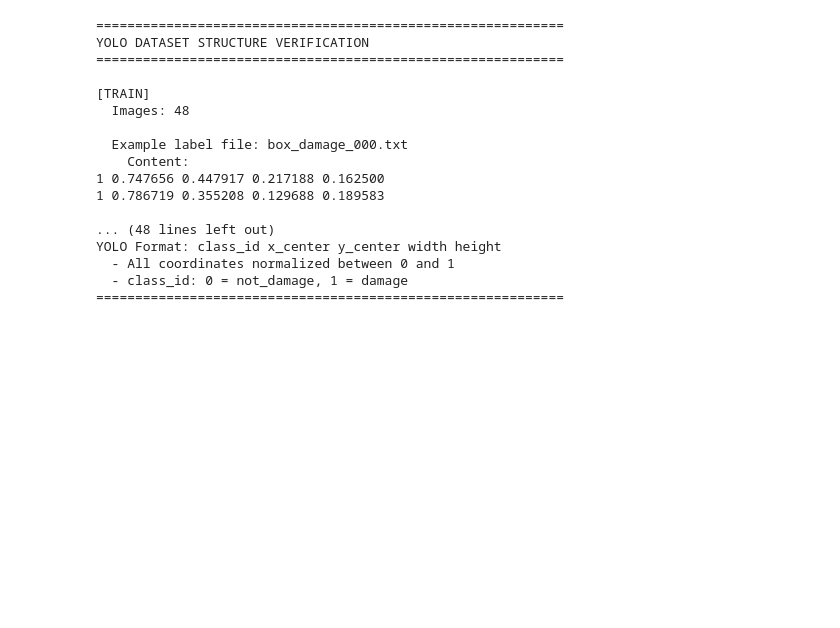
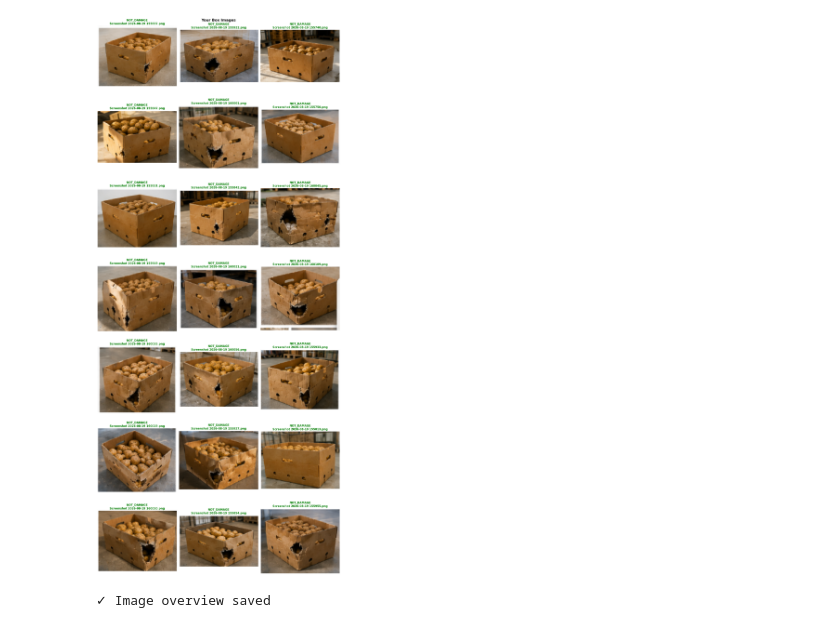
Before and after one commit to PushkargithubCSE/mccain-internship, a Jupyter notebook: week-3/potato-finetuning/notebooks/01_eda.ipynb, the cells around one changed output. Drawn from its saved outputs; the diff is of its cells as text; code cells hidden in the pictures; blank space fills up the shorter version.

```diff
--- a/week-3/potato-finetuning/notebooks/01_eda.ipynb
+++ b/week-3/potato-finetuning/notebooks/01_eda.ipynb
@@ -236,56 +95,43 @@ print("✓ Sample visualization saved to data/sample_detections.png")
 # %%
+import matplotlib.pyplot as plt
+from PIL import Image
+import pandas as pd
 import os
-import pandas as pd
 
-PROJECT_PATH = "/content/drive/MyDrive/mccain-internship/week-3/potato-finetuning"
+PROJECT_PATH = "/content/mccain-internship/week-3/potato-finetuning"
+images_dir = f'{PROJECT_PATH}/data/raw/images/train'
 
-images_dir = f'{PROJECT_PATH}/data/raw/images'
-labels_dir = f'{PROJECT_PATH}/data/raw/labels'
+df = pd.read_csv(f'{PROJECT_PATH}/data/raw/metadata.csv')
 
-print("=" * 60)
-print("YOLO DATASET STRUCTURE VERIFICATION")
-print("=" * 60)
+num_images = len(df)
+cols = 3
+rows = (num_images + cols - 1) // cols
 
-for split in ['train', 'val', 'test']:
-    print(f"\n[{split.upper()}]")
+fig, axes = plt.subplots(rows, cols, figsize=(15, 5*rows))
+axes = axes.flatten()
 
-    # Count images
-    img_count = len(os.listdir(f'{images_dir}/{split}'))
-    print(f"  Images: {img_count}")
+for idx, (_, row) in enumerate(df.iterrows()):
+    img_path = f'{images_dir}/{row["image"]}'
+    img = Image.open(img_path)
 
-    # Show some label examples
-    label_files = sorted(os.listdir(f'{labels_dir}/{split}'))[:3]
-    for label_file in label_files:
-        label_path = f'{labels_dir}/{split}/{label_file}'
-        print(f"\n  Example label file: {label_file}")
+    ax = axes[idx]
+    ax.imshow(img)
 
-        with open(label_path, 'r') as f:
-            content = f.read().strip()
-            if content:
-                print(f"    Content:\n{content}")
-            else:
-                print(f"    Content: (empty - no damage)")
+    title = f"{row['class_name'].upper()}\n{row['image']}"
+    color = 'red' if row['class_name'] == 'damage' else 'green'
+    ax.set_title(title, fontweight='bold', color=color, fontsize=12)
+    ax.axis('off')
 
-print("\n" + "=" * 60)
-print("YOLO Format: class_id x_center y_center width height")
-print("  - All coordinates normalized between 0 and 1")
-print("  - class_id: 0 = not_damage, 1 = damage")
-print("=" * 60)
+for idx in range(num_images, len(axes)):
+    axes[idx].axis('off')
+
+plt.suptitle('Your Box Images', fontsize=16, fontweight='bold')
+plt.tight_layout()
+plt.savefig(f'{PROJECT_PATH}/data/your_images_overview.png', dpi=100, bbox_inches='tight')
+plt.show()
+
+
+print("✓ Image overview saved")
 # %% [output]
+[figure, added]
-============================================================
-YOLO DATASET STRUCTURE VERIFICATION
-============================================================
-
-[TRAIN]
-  Images: 48
-
-  Example label file: box_damage_000.txt
-    Content:
-1 0.747656 0.447917 0.217188 0.162500
-1 0.786719 0.355208 0.129688 0.189583
-
-... (48 lines left out)
-YOLO Format: class_id x_center y_center width height
-  - All coordinates normalized between 0 and 1
-  - class_id: 0 = not_damage, 1 = damage
-============================================================
+✓ Image overview saved
```
Also changed, not shown: parts of 10 cells of this notebook, 22 other files.
